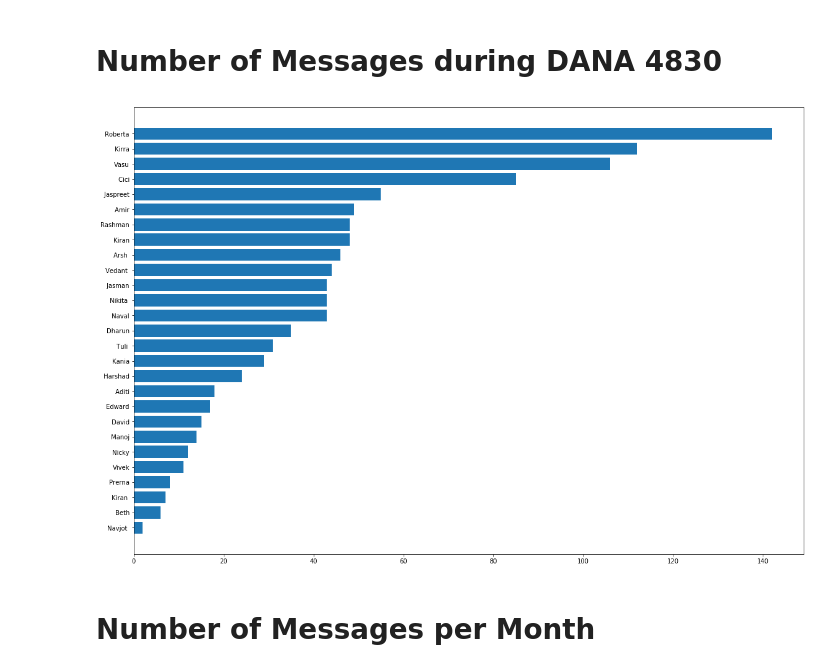
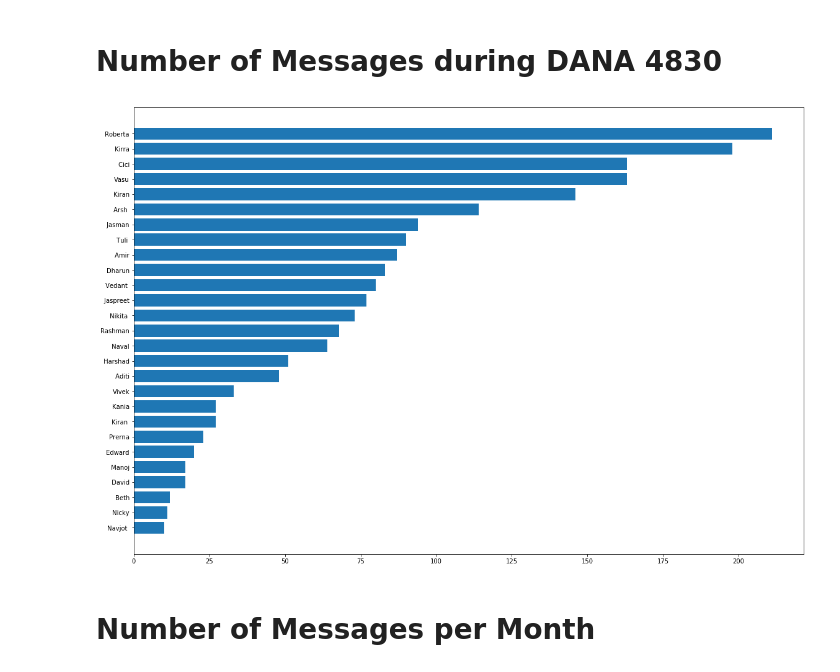
Before and after one commit to ManojBishnoi/Cpsc-Project-, a Jupyter notebook: PythonProjectUpdated.ipynb, the cells around one changed output. Cells and saved outputs as stored; diff of their text form; code cells hidden in the pictures.

```diff
--- a/PythonProjectUpdated.ipynb
+++ b/PythonProjectUpdated.ipynb
@@ -428,22 +422,32 @@ plt.show()
 # Number of Messages during DANA 4830
 # %%
 #Groupby by names to get total number of messages in term3
-Total_number_of_messages_term3=pd.DataFrame(data1[(data1.Date.dt.month>=5) & (data1.Date.dt.month<=7) &
+
+#creating a data frame for Term 3 and for DANA 4830
+Total_number_of_messages_DANA4830=pd.DataFrame(data1[(data1.Date.dt.month>=5) & (data1.Date.dt.month<=7) &
                                                 (data1.Date.dt.year == 2020) &
-                                                 ((data1.Weekdays == "Tuesday")|(data1.Weekdays == "Thursday")) &
-                                                (data1.Date.dt.hour>=18) &
-                                                (data1.Date.dt.hour<=20)].groupby('Name').Messages.count())
+                                                 ((data1.Weekdays == "Tuesday")|(data1.Weekdays == "Thursday"))
+                                               ])
+
+# set date as index because in next step we need to filter data as per time
+Total_number_of_messages_DANA4830.set_index("Date", inplace= True)
+
+# filtering data as per time and
+#creating a new data frame for the messages count in between 4:30 PM and 6:30 pm
+Total_number_of_messages_DANA4830 =pd.DataFrame(Total_number_of_messages_DANA4830.between_time("16:30",
+    "18:30").groupby("Name").Messages.count())
+
 
 #Creating a sorted dataframe in term3
-Total_number_of_messages_term3 =pd.DataFrame(Total_number_of_messages_term3["Messages"].sort_values(ascending=True))
+Total_number_of_messages_DANA4830 =pd.DataFrame(Total_number_of_messages_DANA4830["Messages"].sort_values(ascending=True))
 
 # Simple horizontal Plot for term3
 fig = plt.figure(figsize=(15,10))
 ax = fig.add_axes([0,0,1,1])
-ax.barh(Total_number_of_messages_term3.index,Total_number_of_messages_term3.Messages)
+ax.barh(Total_number_of_messages_DANA4830.index,Total_number_of_messages_DANA4830.Messages)
 plt.show()
 # %% [output]
-[figure, old version]
+[figure, new version]
 # %% [markdown]
 # Number of Messages per Month
 # %%
```
Also changed, not shown: parts of 7 cells of this notebook.
